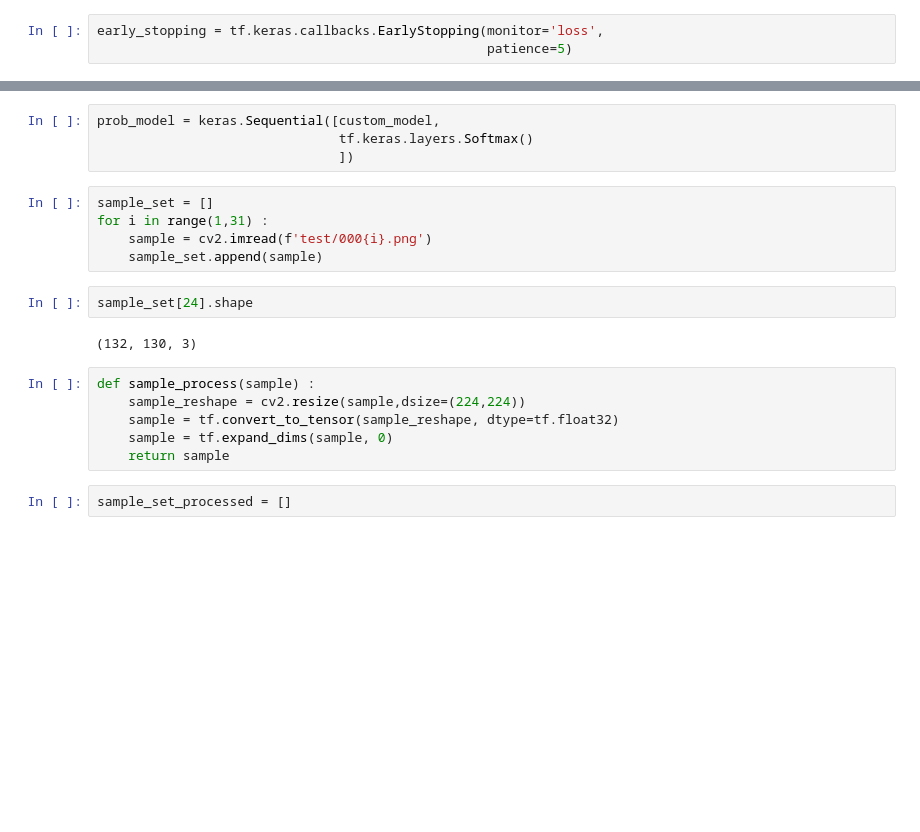
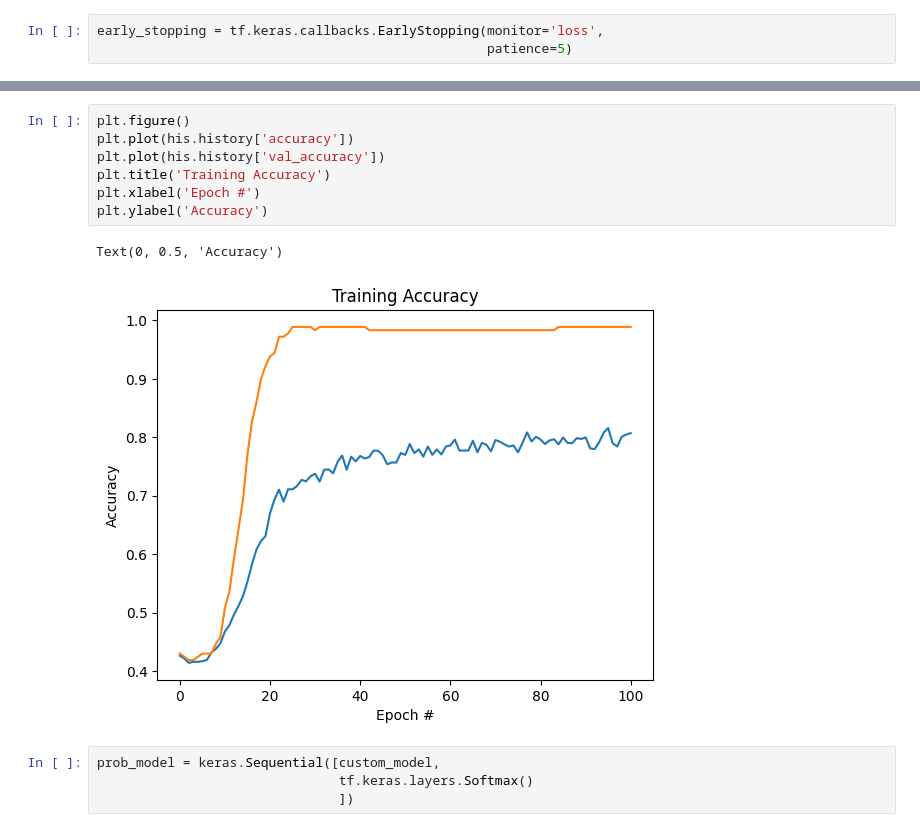
Before and after one commit to Phanxv/Facial-Recognition-Security-System, a Jupyter notebook: VGGFace/train.ipynb, the cells around one changed output, grey strips where cells are left out. Cells and saved outputs as stored; diff of their text form; blank space fills up the shorter version.

```diff
--- a/VGGFace/train.ipynb
+++ b/VGGFace/train.ipynb
@@ -124,21 +156,14 @@ KeyboardInterrupt:
+# %%
+plt.figure()
+plt.plot(his.history['accuracy'])
+plt.plot(his.history['val_accuracy'])
+plt.title('Training Accuracy')
+plt.xlabel('Epoch #')
+plt.ylabel('Accuracy')
+# %% [output]
+Text(0, 0.5, 'Accuracy')
+[figure, added]
 # %%
 prob_model = keras.Sequential([custom_model,
                                tf.keras.layers.Softmax()
                                ])
-# %%
-sample_set = []
-for i in range(1,31) :
-    sample = cv2.imread(f'test/000{i}.png')
-    sample_set.append(sample)
-# %%
-sample_set[24].shape
-# %% [output]
-(132, 130, 3)
-# %%
-def sample_process(sample) :
-    sample_reshape = cv2.resize(sample,dsize=(224,224))
-    sample = tf.convert_to_tensor(sample_reshape, dtype=tf.float32)
-    sample = tf.expand_dims(sample, 0)
-    return sample
-# %%
-sample_set_processed = []
```
Also changed, not shown: parts of 21 cells of this notebook, 2 other files.
